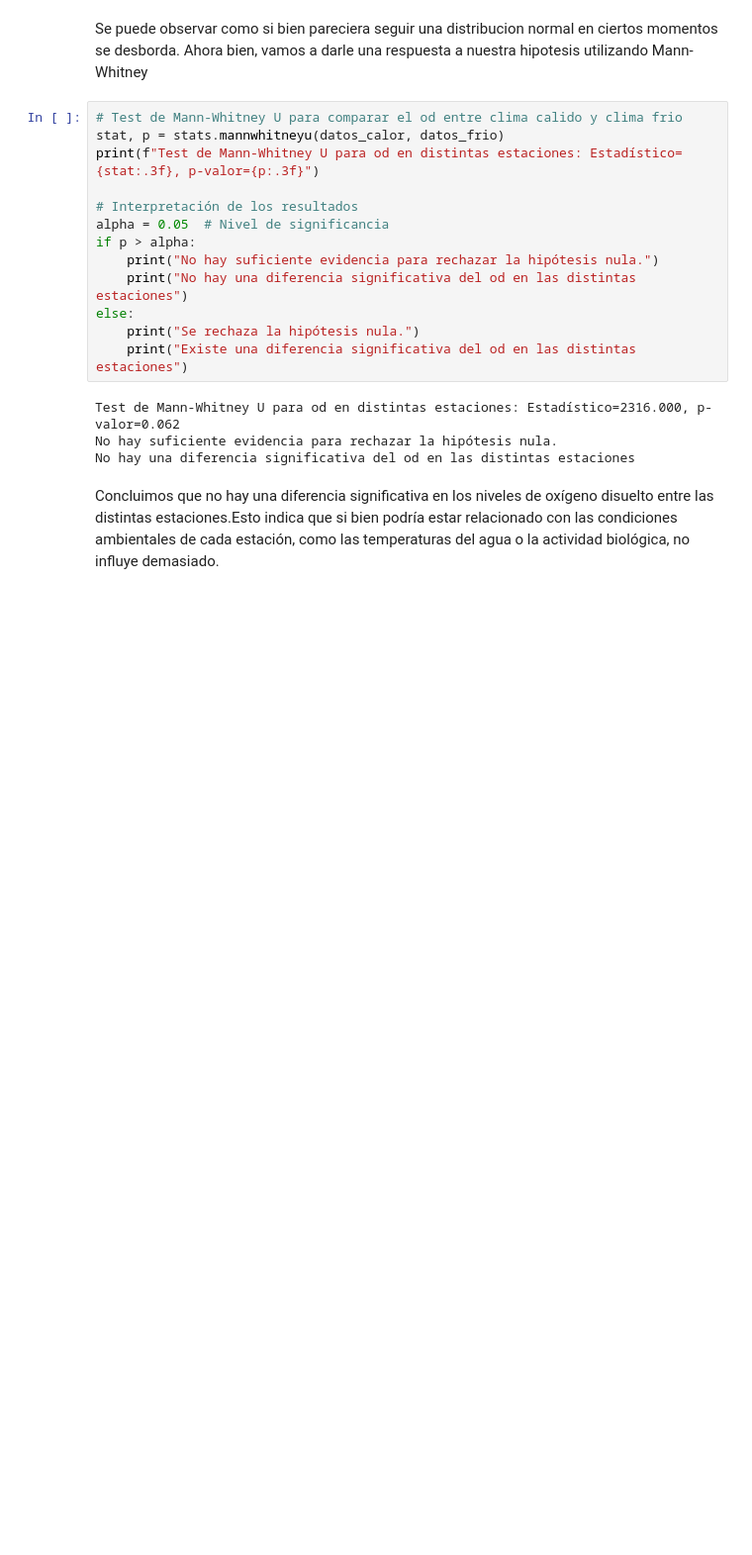
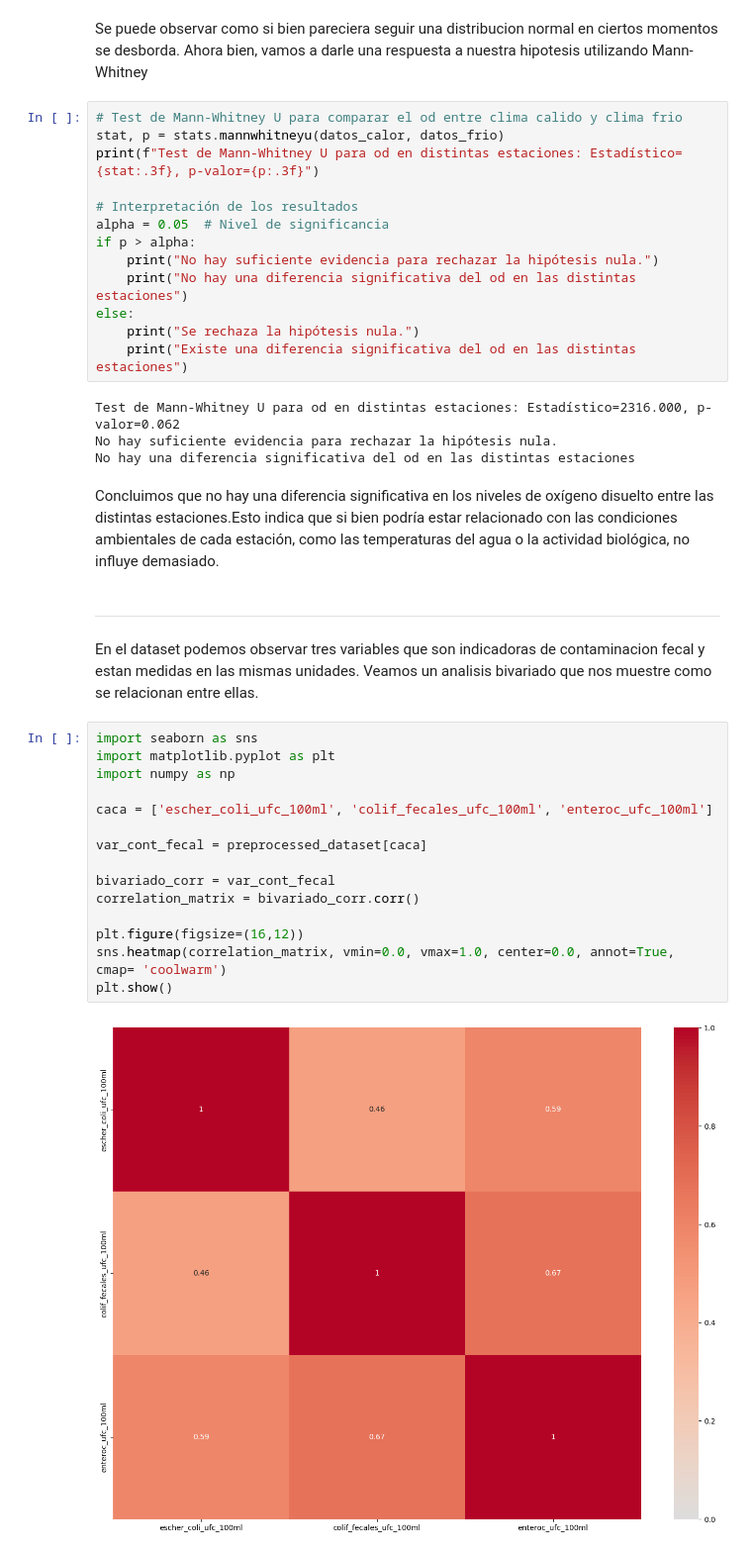
Before and after one commit to MaximoReynoso/TrabajoEspecial, a Jupyter notebook: TrabajoEspecial.ipynb, the cells around one changed output. Shown at 99% size. Drawn from its saved outputs; the diff is of its cells as text; blank space fills up the shorter version.

```diff
--- a/TrabajoEspecial.ipynb
+++ b/TrabajoEspecial.ipynb
@@ -949,3 +949,24 @@ No hay suficiente evidencia para rechazar la hipótesis nula.
 No hay una diferencia significativa del od en las distintas estaciones
 # %% [markdown]
 Concluimos que no hay una diferencia significativa en los niveles de oxígeno disuelto entre las distintas estaciones.Esto indica que si bien podría estar relacionado con las condiciones ambientales de cada estación, como las temperaturas del agua o la actividad biológica, no influye demasiado.
+# %% [markdown]
+----------------------------
+# %% [markdown]
+En el dataset podemos observar tres variables que son indicadoras de contaminacion fecal y estan medidas en las mismas unidades. Veamos un analisis bivariado que nos muestre como se relacionan entre ellas.
+# %%
+import seaborn as sns
+import matplotlib.pyplot as plt
+import numpy as np
+
+caca = ['escher_coli_ufc_100ml', 'colif_fecales_ufc_100ml', 'enteroc_ufc_100ml']
+
+var_cont_fecal = preprocessed_dataset[caca]
+
+bivariado_corr = var_cont_fecal
+correlation_matrix = bivariado_corr.corr()
+
+plt.figure(figsize=(16,12))
+sns.heatmap(correlation_matrix, vmin=0.0, vmax=1.0, center=0.0, annot=True, cmap= 'coolwarm')
+plt.show()
+# %% [output]
+[figure, added]
```
Also changed, not shown: parts of 23 cells of this notebook.
